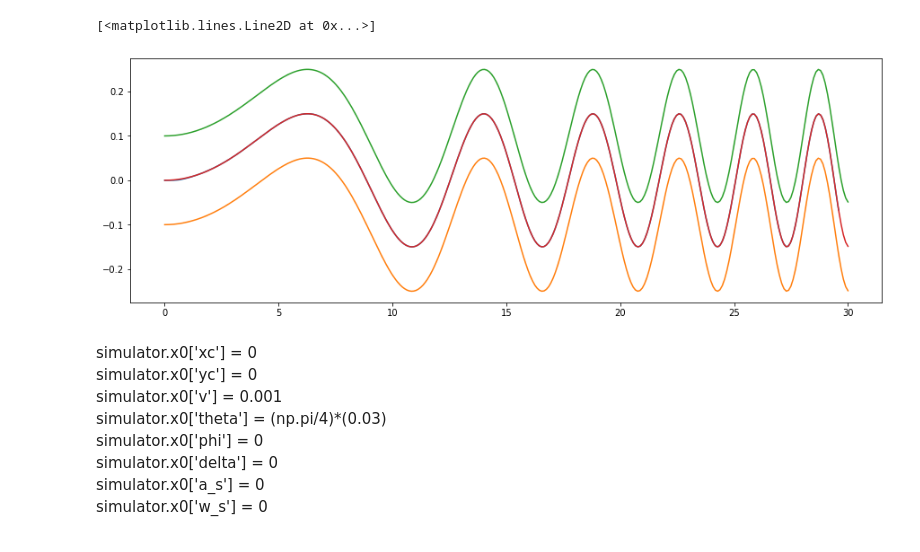
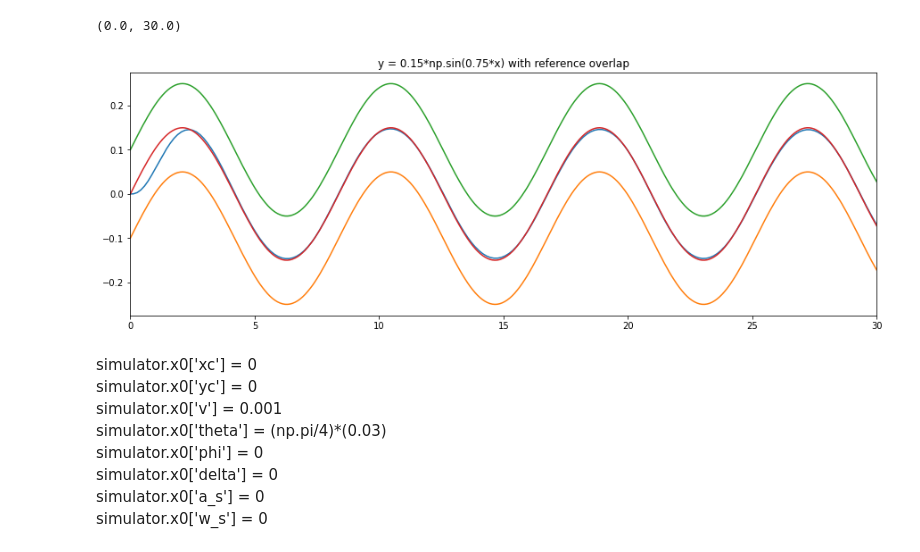
Before and after one commit to dancinglightning/SeDriCa-Controls, a Jupyter notebook: NMPC_new.ipynb, the cells around one changed output. Drawn from its saved outputs; the diff is of its cells as text; code cells hidden in the pictures.

Commit message:
Plots updated

```diff
--- a/NMPC_new.ipynb
+++ b/NMPC_new.ipynb
@@ -16,9 +21,9 @@ N=50
 # %%
 def y_x(x):
-    return 0.15*np.sin(x*x/25)
+    return eval(eqn)
 
 def v_x(x):
-    return 1
+    return 1.5
 # %%
 def mpc_model():
     # Obtain an instance of the do-mpc model class
@@ -141,21 +146,21 @@ def controller(model, x_ref,y_ref):
     # State and input bounds:
 #     mpc.bounds['lower','_x','xc']=x_0[0]-1e-4
 #     mpc.bounds['lower','_x','yc']=y_lower
-    mpc.bounds['lower','_x','v']=0 #max reverse speed in m/s
-    mpc.bounds['lower','_x','theta']=-50
-    mpc.bounds['lower','_x','phi']=-50
-    mpc.bounds['lower','_x','delta']=-50
+    mpc.bounds['lower','_x','v'] = 0 #max reverse speed in m/s
+    mpc.bounds['lower','_x','theta'] = -50
+    mpc.bounds['lower','_x','phi'] = -50
+    mpc.bounds['lower','_x','delta'] = -np.pi/6
     mpc.bounds['lower', '_x', 'z'] = 0
 #     mpc.bounds['upper','_x','xc']=target_x+0.1
 #     mpc.bounds['upper','_x','yc']=y_upper
     mpc.bounds['upper','_x','v']=20 #max forward speed in m/s
-    mpc.bounds['upper','_x','theta']=50
-    mpc.bounds['upper','_x','phi']=50
-    mpc.bounds['upper','_x','delta']=50
-    mpc.bounds['lower','_u','a']=-10
-    mpc.bounds['lower','_u','w']=-10
-    mpc.bounds['upper','_u','a']=10
-    mpc.bounds['upper','_u','w']=10
+    mpc.bounds['upper','_x','theta'] = 50
+    mpc.bounds['upper','_x','phi'] = 50
+    mpc.bounds['upper','_x','delta'] = np.pi/6
+    mpc.bounds['lower','_u','a'] = -10
+    mpc.bounds['lower','_u','w'] = -10
+    mpc.bounds['upper','_u','a'] = 10
+    mpc.bounds['upper','_u','w'] = 10
     mpc.bounds['lower','_u', 'u_v'] = 0
 #     mpc.bounds['lower','_x','a_s']=-10
 #     mpc.bounds['lower','_x','w_s']=-10
@@ -258,16 +268,15 @@ Total number of variables............................:     2649
 # %%
 f = plt.figure(figsize=(15,5))
 plt.plot(x,y)
 
-x_ref=np.linspace(0,30,N_ref)
-y_ref= y_x(x_ref)
-
 plt.plot(x_ref,y_ref-1e-1)
 plt.plot(x_ref,y_ref+1e-1)
 plt.plot(x_ref,y_ref)
+plt.title("y = " + eqn + " with reference overlap")
+plt.xlim([0, 30])
 # %% [output]
-[<matplotlib.lines.Line2D at 0x...>]
+(0.0, 30.0)
-[figure, old version]
+[figure, new version]
 # %% [markdown]
 simulator.x0['xc'] = 0
 simulator.x0['yc'] = 0
```
Also changed, not shown: parts of 4 cells of this notebook, 26 other files.
